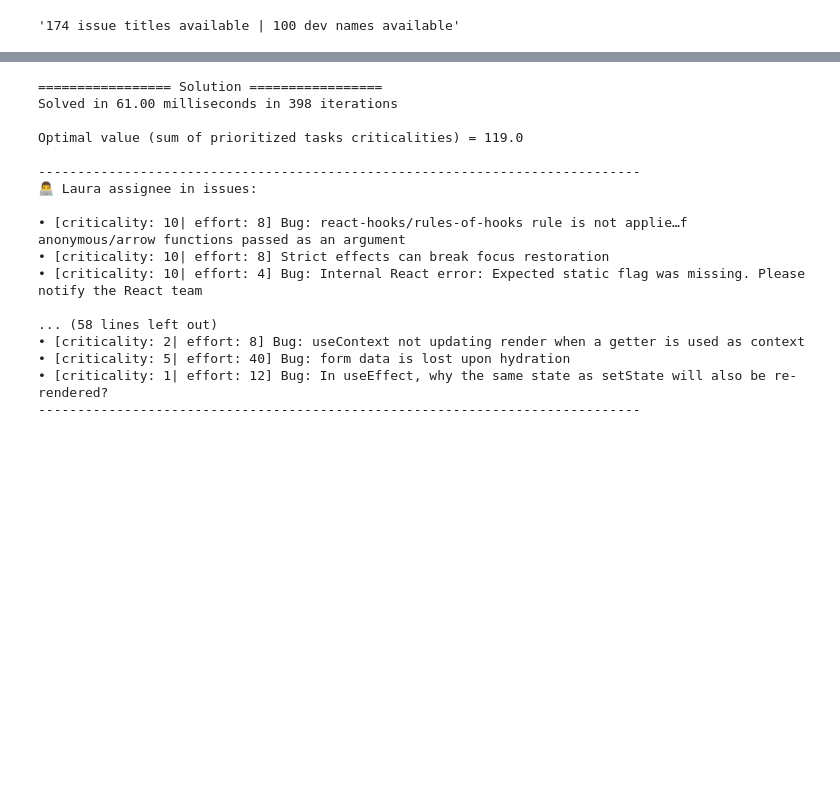
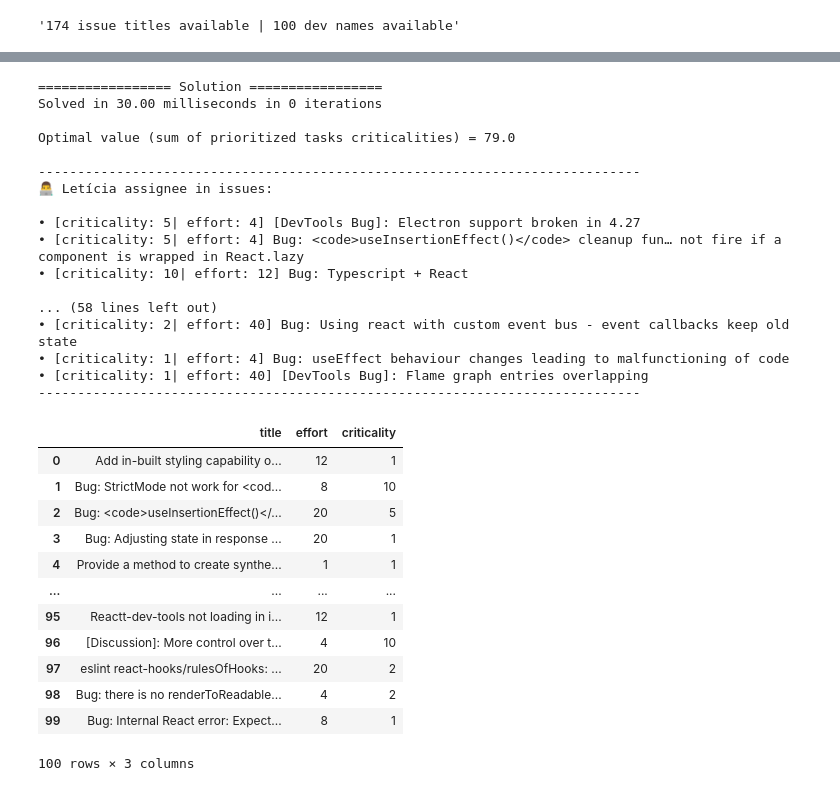
Before and after one commit to rodrigo1808/task_prioritization_optimization, a Jupyter notebook: sprint_priorization_problem_optimization.ipynb, the cells around one changed output, grey strips where cells are left out. Saved outputs shown, nothing was run; the diff lists cells and outputs as text; code cells hidden in the pictures; blank space fills up the shorter version.

```diff
--- a/sprint_priorization_problem_optimization.ipynb
+++ b/sprint_priorization_problem_optimization.ipynb
@@ -194,24 +207,40 @@ generate_random_devs(2, 1)
 # %%
-#Random scenario
-random_issue = generate_random_issues(30)
-random_devs = generate_random_devs(5)
-
-solve_prioritizing_problem(random_issue, random_devs)
+solve_prioritizing_problem(random_issues, random_devs)
 # %% [output]
 ================= Solution =================
-Solved in 61.00 milliseconds in 398 iterations
+Solved in 30.00 milliseconds in 0 iterations
 
-Optimal value (sum of prioritized tasks criticalities) = 119.0
+Optimal value (sum of prioritized tasks criticalities) = 79.0
 
 -----------------------------------------------------------------------------
-👨‍💻 Laura assignee in issues:
+👨‍💻 Letícia assignee in issues:
 
-• [criticality: 10| effort: 8] Bug: react-hooks/rules-of-hooks rule is not applie…f anonymous/arrow functions passed as an argument
-• [criticality: 10| effort: 8] Strict effects can break focus restoration
-• [criticality: 10| effort: 4] Bug: Internal React error: Expected static flag was missing. Please notify the React team
+• [criticality: 5| effort: 4] [DevTools Bug]: Electron support broken in 4.27
+• [criticality: 5| effort: 4] Bug: <code>useInsertionEffect()</code> cleanup fun… not fire if a component is wrapped in React.lazy
+• [criticality: 10| effort: 12] Bug: Typescript + React
 
 ... (58 lines left out)
-• [criticality: 2| effort: 8] Bug: useContext not updating render when a getter is used as context
-• [criticality: 5| effort: 40] Bug: form data is lost upon hydration
-• [criticality: 1| effort: 12] Bug: In useEffect, why the same state as setState will also be re-rendered?
+• [criticality: 2| effort: 40] Bug: Using react with custom event bus - event callbacks keep old state
+• [criticality: 1| effort: 4] Bug: useEffect behaviour changes leading to malfunctioning of code
+• [criticality: 1| effort: 40] [DevTools Bug]: Flame graph entries overlapping
 -----------------------------------------------------------------------------
+# %%
+#Random scenario: 100 issues and 10 devs
+random_issues = generate_random_issues(100)
+random_devs = generate_random_devs(10,2)
+# %%
+random_issues
+# %% [output]
+|  | title | effort | criticality |
+| 0 | Add in-built styling capability o... | 12 | 1 |
+| 1 | Bug: StrictMode not work for <cod... | 8 | 10 |
+| 2 | Bug: <code>useInsertionEffect()</... | 20 | 5 |
+| 3 | Bug: Adjusting state in response ... | 20 | 1 |
+| 4 | Provide a method to create synthe... | 1 | 1 |
+| ... | ... | ... | ... |
+| 95 | Reactt-dev-tools not loading in i... | 12 | 1 |
+| 96 | [Discussion]: More control over t... | 4 | 10 |
+| 97 | eslint react-hooks/rulesOfHooks: ... | 20 | 2 |
+| 98 | Bug: there is no renderToReadable... | 4 | 2 |
+| 99 | Bug: Internal React error: Expect... | 8 | 1 |
+100 rows × 3 columns
```
Also changed, not shown: parts of 10 cells of this notebook.
